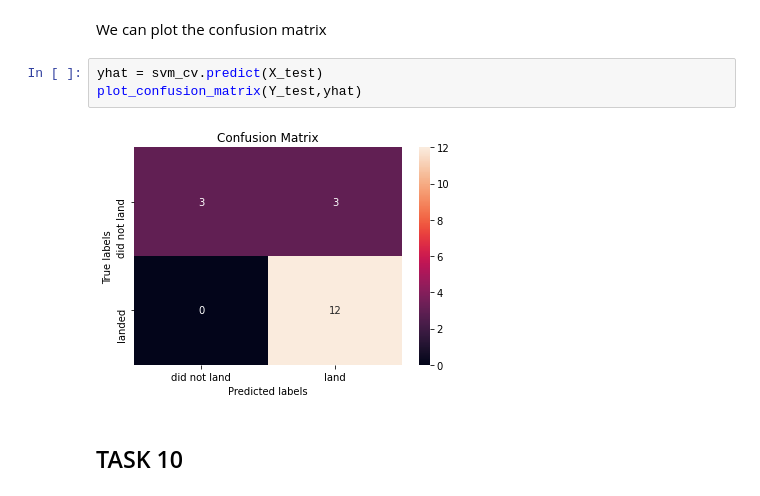
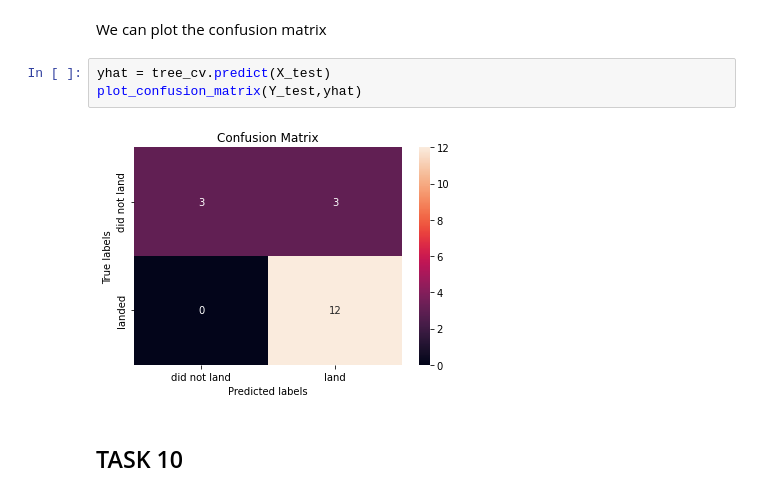
Before and after one commit to jen93/AppliedDataScienceCapstone, a Jupyter notebook: Machine Learning Prediction.ipynb, the cells around one changed output. Drawn from its saved outputs; the diff is of its cells as text.

```diff
--- a/Machine Learning Prediction.ipynb
+++ b/Machine Learning Prediction.ipynb
@@ -280,10 +280,10 @@ tree_score
 # %% [markdown]
 We can plot the confusion matrix
 # %%
-yhat = svm_cv.predict(X_test)
+yhat = tree_cv.predict(X_test)
 plot_confusion_matrix(Y_test,yhat)
 # %% [output]
-[figure, old version]
+[figure, new version]
 # %% [markdown]
 ## TASK  10
 # %% [markdown]
```
Also changed, not shown: parts of 6 cells of this notebook.
